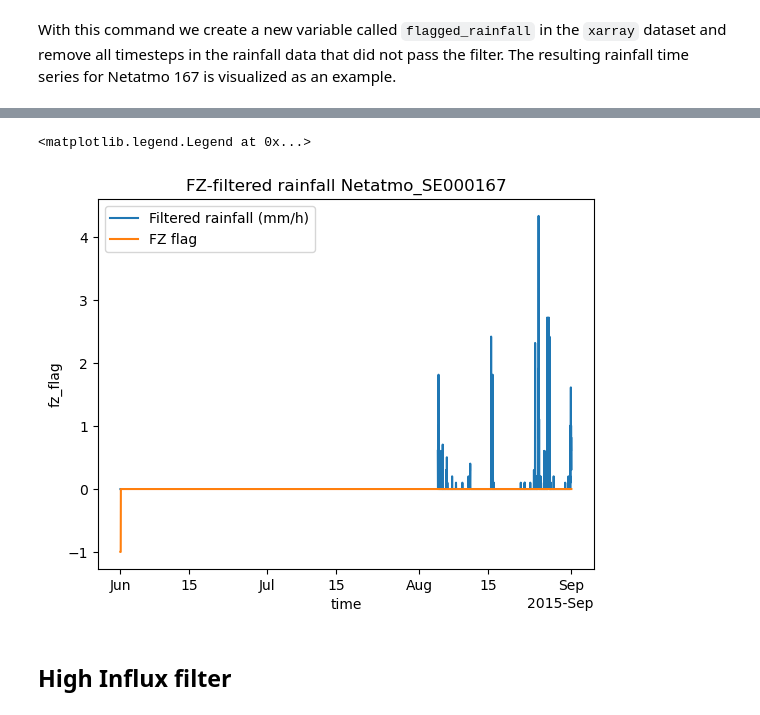
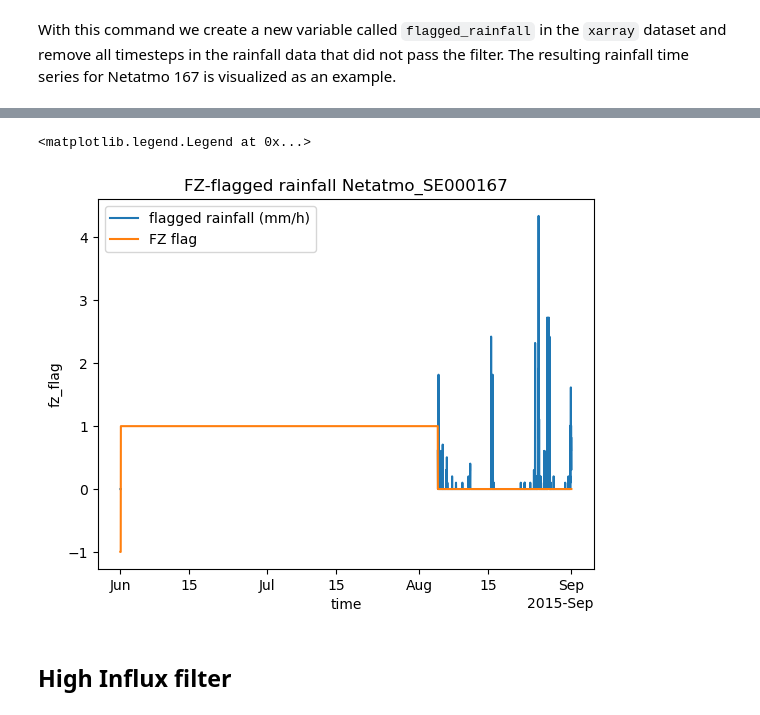
Before and after one commit to lepetersson/OpenMRG2, a Jupyter notebook: mean_resample_QC_PWS.ipynb, the cells around one changed output, grey strips where cells are left out. Drawn from its saved outputs; the diff is of its cells as text; code cells hidden in the pictures.

```diff
--- a/Quality_Control_PWS.ipynb
+++ b/mean_resample_QC_PWS.ipynb
@@ -20,7 +20,7 @@ import flagging # TODO: update
 # %% [markdown]
 ## Read data
 # %%
-ds_pws = xr.open_dataset("data/raw_OpenMRG_dataset_NetAtmo.nc")
+ds_pws = xr.open_dataset("raw_OpenMRG_dataset_NetAtmo.nc")
 ds_pws
 # %% [output]
 <xarray.Dataset> Size: 2MB
@@ -156,12 +138,12 @@ Data variables:
 # %%
 plt.figure()
 ds_pws_flagged.flagged_rainfall.sel(id = 'Netatmo_SE000167', time = slice('2015-06-01','2015-09-01')).plot(label="flagged rainfall (mm/h)")
-ds_pws_flagged.fz_flag.sel(id = 'Netatmo_SE000093').plot(label="FZ flag")
+ds_pws_flagged.fz_flag.sel(id = 'Netatmo_SE000167').plot(label="FZ flag")
 plt.title('FZ-flagged rainfall Netatmo_SE000167')
 plt.legend()
 # %% [output]
 <matplotlib.legend.Legend at 0x...>
-[figure, old version]
+[figure, new version]
 # %% [markdown]
 ## High Influx filter
 # %% [markdown]
```
Also changed, not shown: parts of 5 cells of this notebook, 1 other file.
